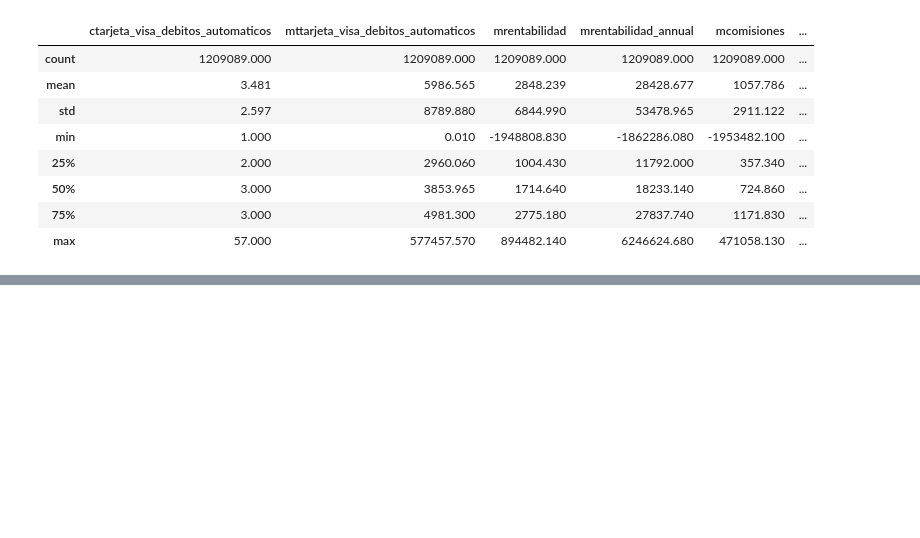
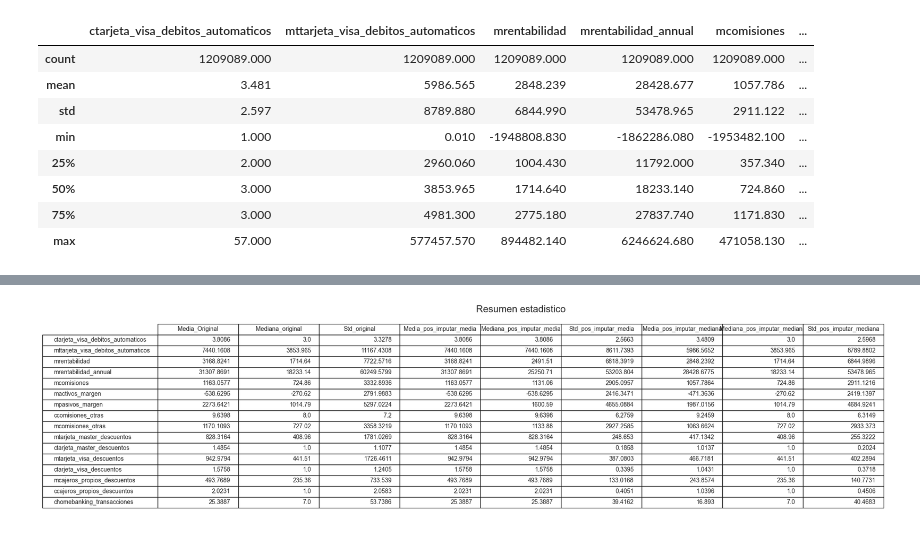
Before and after one commit to maiconfialho/dmeyf2023, a Jupyter notebook: kaggle3/experimentos_colaborativos/experimentos_colaborativos.ipynb, the cells around one changed output, grey strips where cells are left out. Cells and saved outputs as stored; diff of their text form; code cells hidden in the pictures; blank space fills up the shorter version.

```diff
--- a/kaggle3/experimentos_colaborativos/experimentos_colaborativos.ipynb
+++ b/kaggle3/experimentos_colaborativos/experimentos_colaborativos.ipynb
@@ -504,3 +385,15 @@ dataset_inputado_mediana[colunas_imputar].describe()
 | 50% | 3.000 | 3853.965 | 1714.640 | 18233.140 | 724.860 | ... |
 | 75% | 3.000 | 4981.300 | 2775.180 | 27837.740 | 1171.830 | ... |
 | max | 57.000 | 577457.570 | 894482.140 | 6246624.680 | 471058.130 | ... |
+# %%
+#tabla resumen
+tabla_resumen = pd.DataFrame(dataset_inputar[colunas_imputar].mean().round(4))
+tabla_resumen = tabla_resumen.rename(columns={0: 'Media_Original'})
+tabla_resumen['Mediana_original'] = dataset_inputar[colunas_imputar].median().round(4)
+tabla_resumen['Std_original'] = dataset_inputar[colunas_imputar].std().round(4)
+tabla_resumen['Media_pos_imputar_media'] = dataset_inputado_media[colunas_imputar].mean().round(4)
+tabla_resumen['Mediana_pos_imputar_media'] = dataset_inputado_media[colunas_imputar].median().round(4)
+tabla_resumen['Std_pos_imputar_media'] = dataset_inputado_media[colunas_imputar].std().round(4)
+tabla_resumen['Media_pos_imputar_mediana'] = dataset_inputado_mediana[colunas_imputar].mean().round(4)
+tabla_resumen['Mediana_pos_imputar_mediana'] = dataset_inputado_mediana[colunas_imputar].median().round(4)
+tabla_resumen['Std_pos_imputar_mediana'] = dataset_inputado_mediana[colunas_imputar].std().round(4)
@@ -506,0 +420,15 @@ dataset_inputado_mediana[colunas_imputar].describe()
+# %%
+fig, ax = plt.subplots(figsize=(8, 6))
+
+ax.axis('off')
+tabla = table(ax, tabla_resumen, loc='center', colWidths=[0.2] * len(tabla_resumen.columns))
+
+tabla.auto_set_font_size(False)
+tabla.set_fontsize(10)
+tabla.scale(1.5, 1.5)  # Ajusta a escala da tabela
+plt.title("Resumen estadistico", fontsize=16)
+
+plt.savefig('Resumen estadistico.png', bbox_inches='tight', pad_inches=0.1)
+plt.show()
+# %% [output]
+[figure, added]
```
Also changed, not shown: parts of 36 cells of this notebook, 17 other files.
